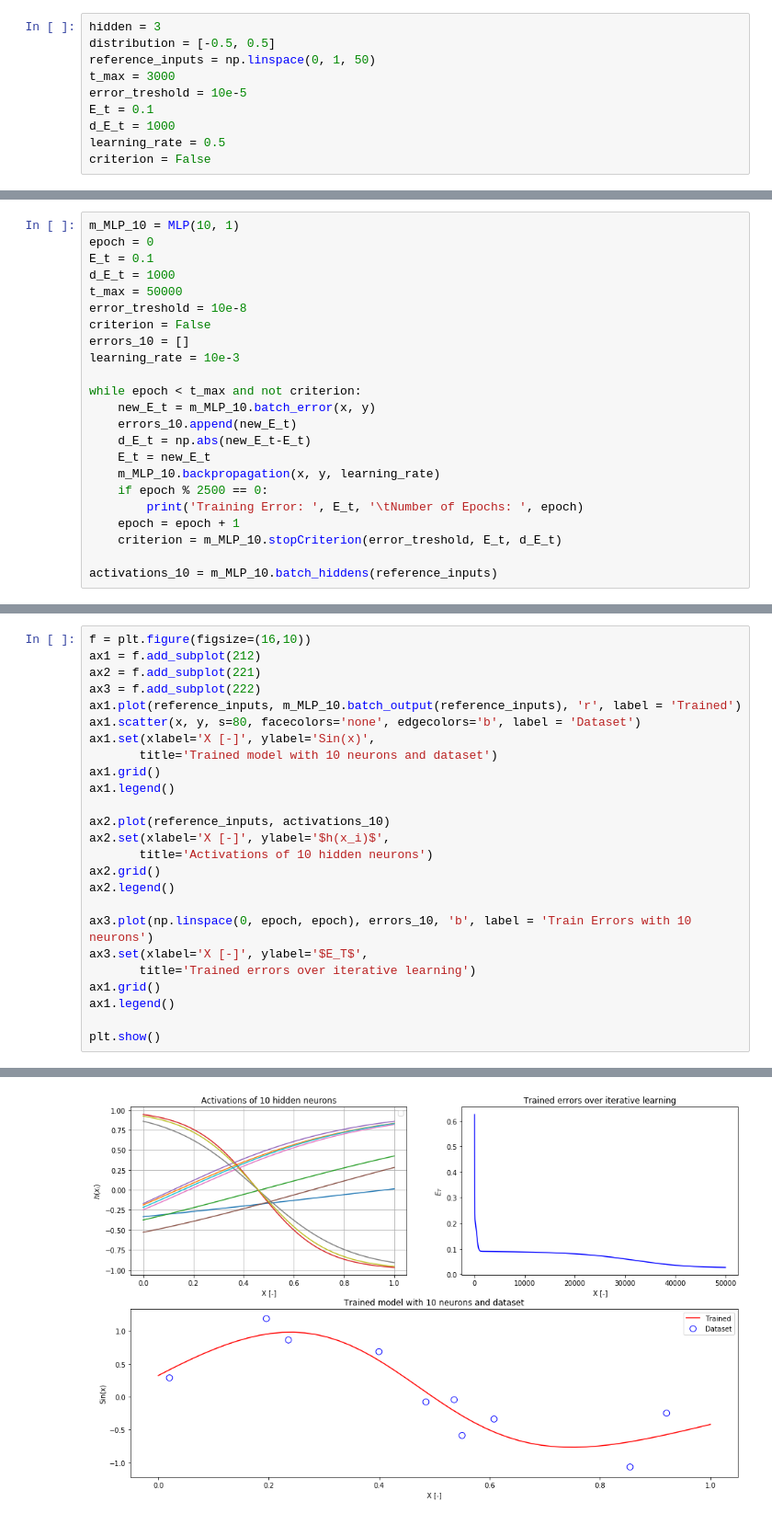
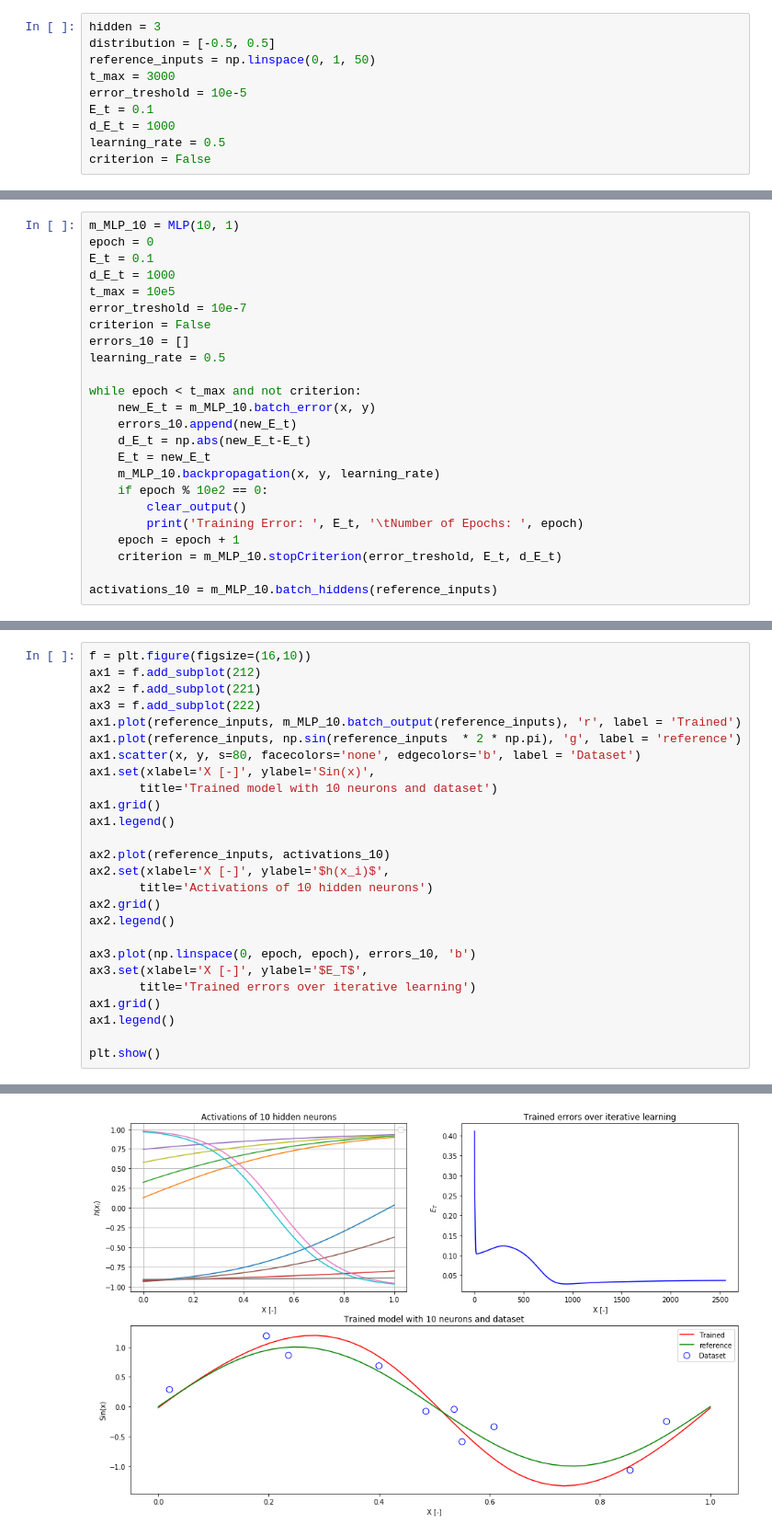
Before and after one commit to RozDavid/MI1-excercises, a Jupyter notebook: ex3-2.ipynb, the cells around one changed output, grey strips where cells are left out. Shown at 92% size. Saved outputs shown, nothing was run; the diff lists cells and outputs as text.

```diff
--- a/ex3-2.ipynb
+++ b/ex3-2.ipynb
@@ -168,11 +164,11 @@ m_MLP_10 = MLP(10, 1)
 epoch = 0
 E_t = 0.1
 d_E_t = 1000
-t_max = 50000
-error_treshold = 10e-8
+t_max = 10e5
+error_treshold = 10e-7
 criterion = False
 errors_10 = []
-learning_rate = 10e-3
+learning_rate = 0.5
 
 while epoch < t_max and not criterion:
     new_E_t = m_MLP_10.batch_error(x, y)
@@ -180,7 +176,8 @@ while epoch < t_max and not criterion:
     d_E_t = np.abs(new_E_t-E_t)
     E_t = new_E_t
     m_MLP_10.backpropagation(x, y, learning_rate)
-    if epoch % 2500 == 0:
+    if epoch % 10e2 == 0:
+        clear_output()
         print('Training Error: ', E_t, '\tNumber of Epochs: ', epoch)
     epoch = epoch + 1
     criterion = m_MLP_10.stopCriterion(error_treshold, E_t, d_E_t)
@@ -207,28 +188,29 @@ Training Error:  0.026876509570710815   Number of Epochs:  49500
 # %%
 f = plt.figure(figsize=(16,10))
 ax1 = f.add_subplot(212)
 ax2 = f.add_subplot(221)
 ax3 = f.add_subplot(222)
 ax1.plot(reference_inputs, m_MLP_10.batch_output(reference_inputs), 'r', label = 'Trained')
+ax1.plot(reference_inputs, np.sin(reference_inputs  * 2 * np.pi), 'g', label = 'reference')
 ax1.scatter(x, y, s=80, facecolors='none', edgecolors='b', label = 'Dataset')
 ax1.set(xlabel='X [-]', ylabel='Sin(x)',
        title='Trained model with 10 neurons and dataset')
 ax1.grid()
 ax1.legend()
 
 ax2.plot(reference_inputs, activations_10)
 ax2.set(xlabel='X [-]', ylabel='$h(x_i)$',
        title='Activations of 10 hidden neurons')
 ax2.grid()
 ax2.legend()
 
-ax3.plot(np.linspace(0, epoch, epoch), errors_10, 'b', label = 'Train Errors with 10 neurons')
+ax3.plot(np.linspace(0, epoch, epoch), errors_10, 'b')
 ax3.set(xlabel='X [-]', ylabel='$E_T$',
        title='Trained errors over iterative learning')
 ax1.grid()
 ax1.legend()
 
 plt.show()
 # %% [output]
 No handles with labels found to put in legend.
-[figure, old version]
+[figure, new version]
```
Also changed, not shown: parts of 4 cells of this notebook, 1 other file.
